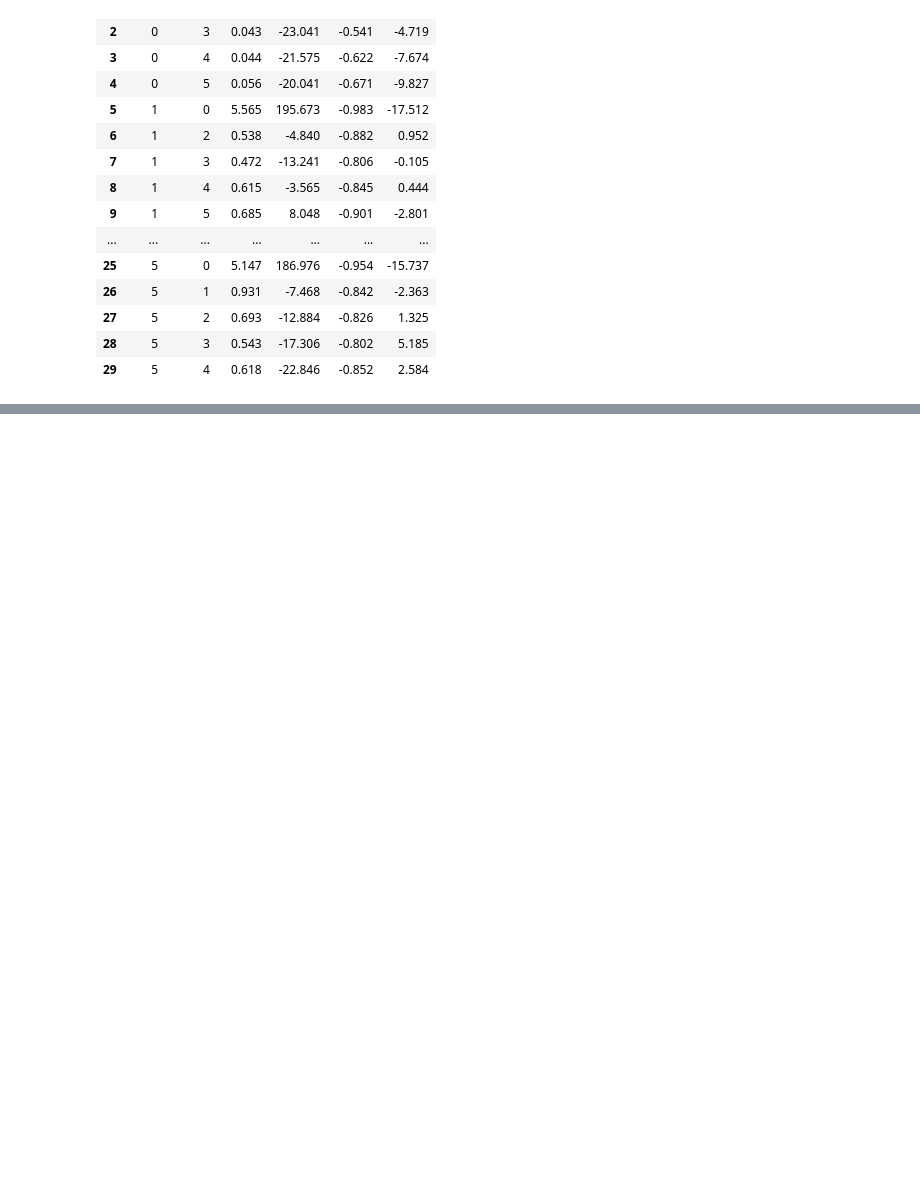
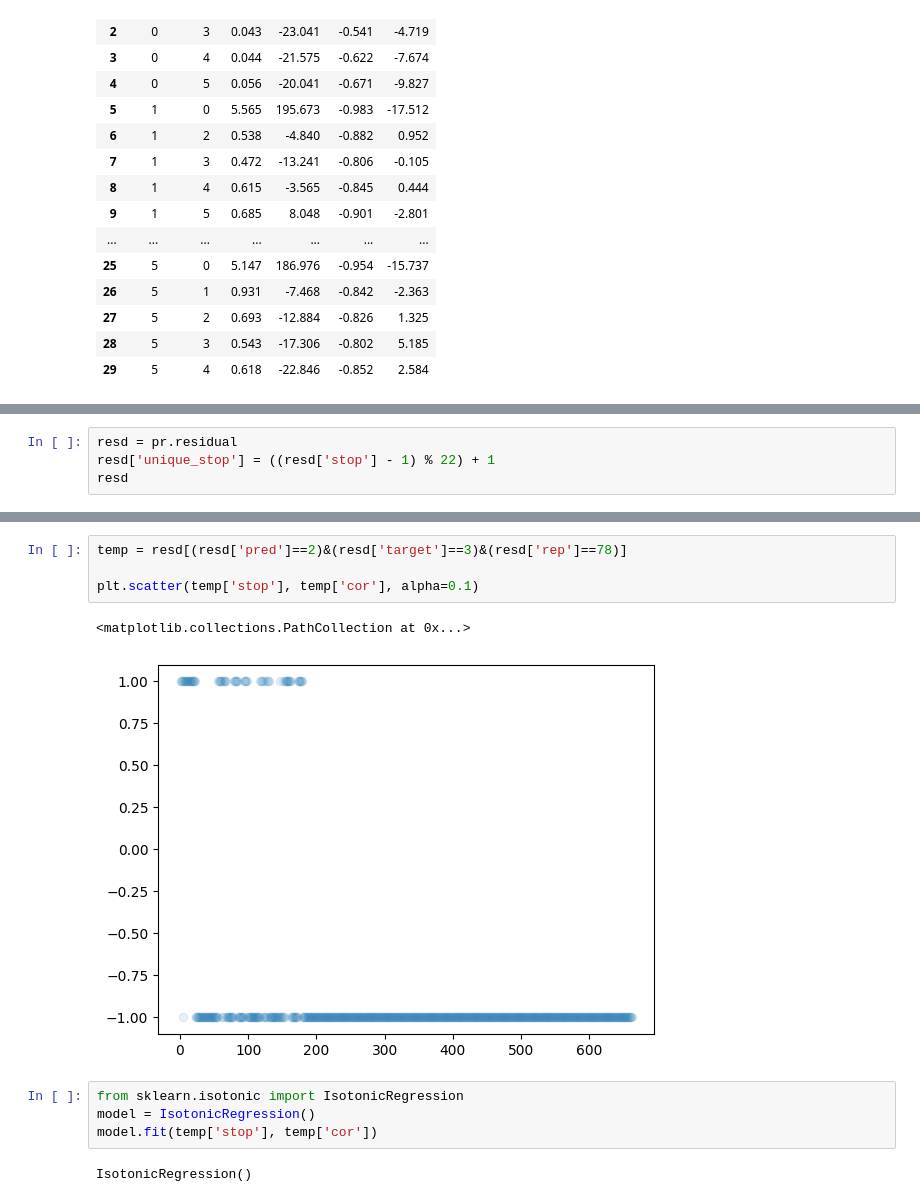
Before and after one commit to peppy-senpai/MBTA, a Jupyter notebook: part4_post_sim_analysis.ipynb, the cells around one changed output, grey strips where cells are left out. Cells and saved outputs as stored; diff of their text form; blank space fills up the shorter version.

```diff
--- a/part4_post_sim_analysis.ipynb
+++ b/part4_post_sim_analysis.ipynb
@@ -285,0 +300,4 @@ pr.plot()
+# %%
+resd = pr.residual
+resd['unique_stop'] = ((resd['stop'] - 1) % 22) + 1
+resd
@@ -285,0 +318,13 @@ pr.plot()
+# %%
+temp = resd[(resd['pred']==2)&(resd['target']==3)&(resd['rep']==78)]
+
+plt.scatter(temp['stop'], temp['cor'], alpha=0.1)
+# %% [output]
+<matplotlib.collections.PathCollection at 0x...>
+[figure, added]
+# %%
+from sklearn.isotonic import IsotonicRegression
+model = IsotonicRegression()
+model.fit(temp['stop'], temp['cor'])
+# %% [output]
+IsotonicRegression()
```
Also changed, not shown: parts of 6 cells of this notebook, 1 other file.
